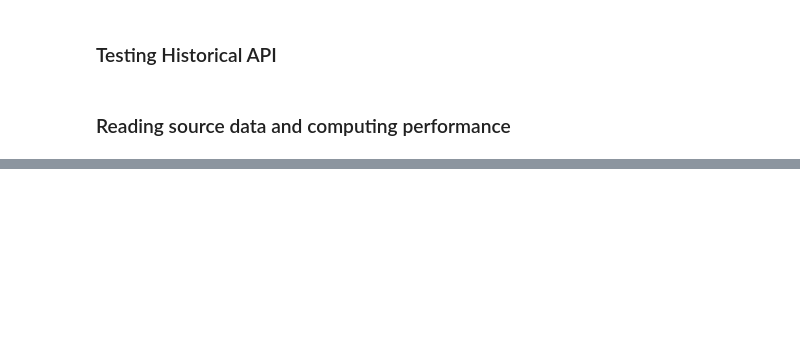
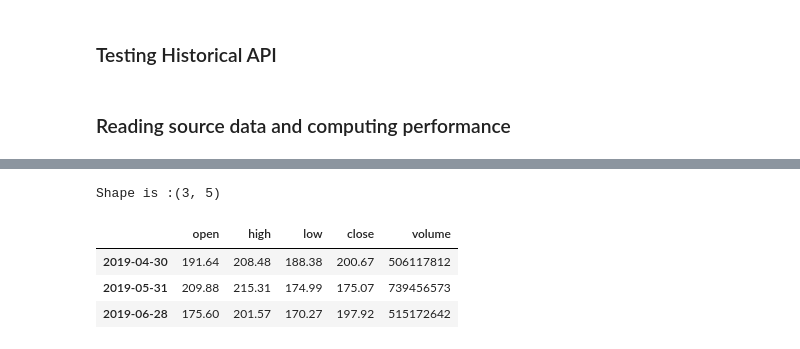
Before and after one commit to mmistroni/TensorFlowPlayground, a Jupyter notebook: StockAndNewsAPIs.ipynb, the cells around one changed output, grey strips where cells are left out. Saved outputs shown, nothing was run; the diff lists cells and outputs as text; code cells hidden in the pictures; blank space fills up the shorter version.

```diff
--- a/StockAndNewsAPIs.ipynb
+++ b/StockAndNewsAPIs.ipynb
@@ -125,2 +184,17 @@ Unable to find data for ACIU
+# %%
+end =date.today()
+start = end_date - BDay(60)
+
+df = get_historical_data('AAPL',
+                         start,
+                        end)
+print('Shape is :{}'.format(df.shape))
+df
+# %% [output]
+Shape is :(3, 5)
+|  | open | high | low | close | volume |
+| 2019-04-30 | 191.64 | 208.48 | 188.38 | 200.67 | 506117812 |
+| 2019-05-31 | 209.88 | 215.31 | 174.99 | 175.07 | 739456573 |
+| 2019-06-28 | 175.60 | 201.57 | 170.27 | 197.92 | 515172642 |
 # %%
 # Sorting
```
Also changed, not shown: parts of 10 cells of this notebook.
